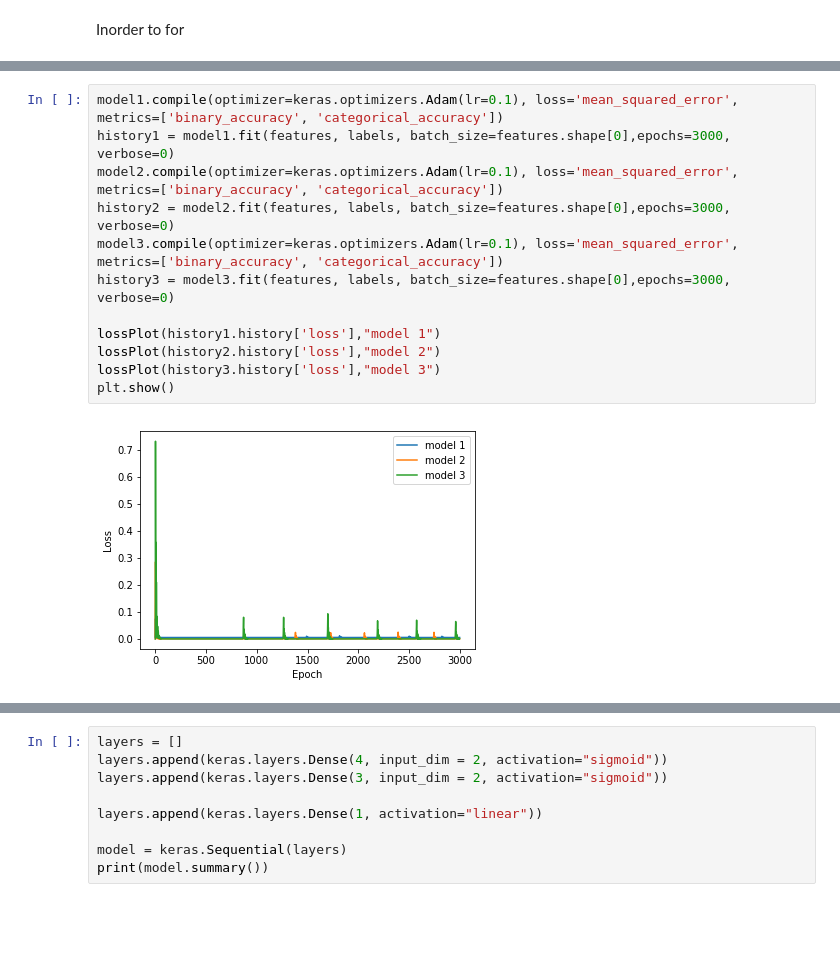
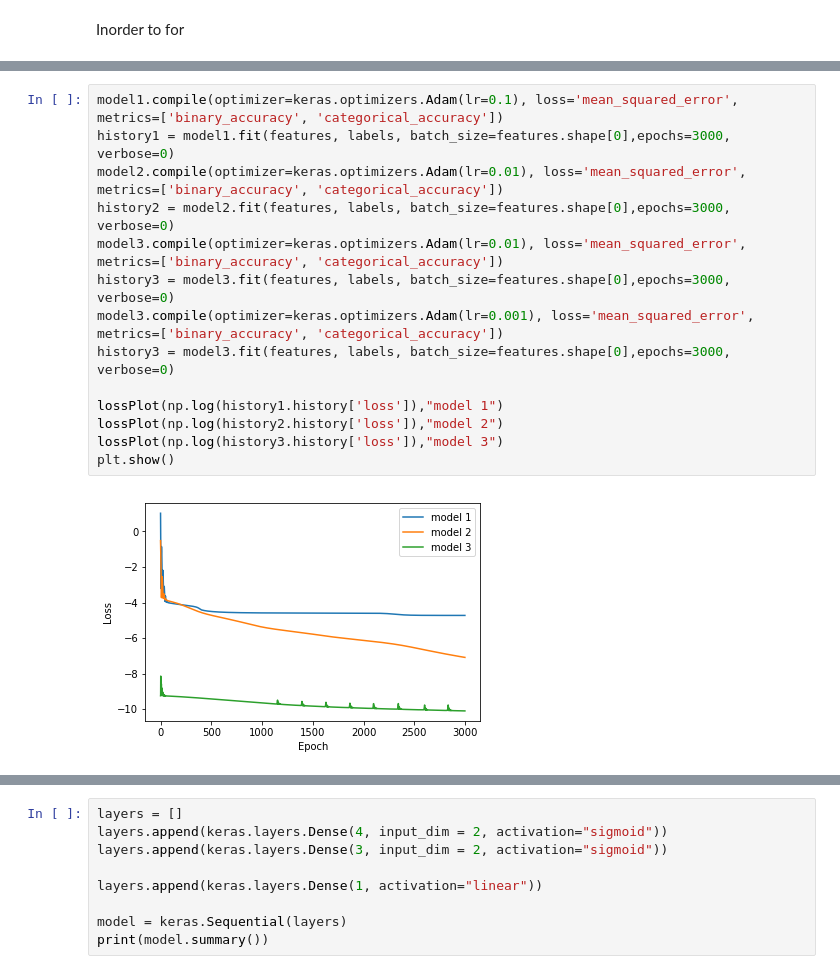
Before and after one commit to vais-ral/CCPi-ML, a Jupyter notebook: Jupyter_Notebooks/Keras_101_3_Layer_Number.ipynb, the cells around one changed output, grey strips where cells are left out. Drawn from its saved outputs; the diff is of its cells as text; blank space fills up the shorter version.

```diff
--- a/Jupyter_Notebooks/Keras_101_3_Layer_Number.ipynb
+++ b/Jupyter_Notebooks/Keras_101_3_Layer_Number.ipynb
@@ -158,14 +158,16 @@ None
 # %%
 model1.compile(optimizer=keras.optimizers.Adam(lr=0.1), loss='mean_squared_error', metrics=['binary_accuracy', 'categorical_accuracy'])
 history1 = model1.fit(features, labels, batch_size=features.shape[0],epochs=3000, verbose=0)
-model2.compile(optimizer=keras.optimizers.Adam(lr=0.1), loss='mean_squared_error', metrics=['binary_accuracy', 'categorical_accuracy'])
+model2.compile(optimizer=keras.optimizers.Adam(lr=0.01), loss='mean_squared_error', metrics=['binary_accuracy', 'categorical_accuracy'])
 history2 = model2.fit(features, labels, batch_size=features.shape[0],epochs=3000, verbose=0)
-model3.compile(optimizer=keras.optimizers.Adam(lr=0.1), loss='mean_squared_error', metrics=['binary_accuracy', 'categorical_accuracy'])
+model3.compile(optimizer=keras.optimizers.Adam(lr=0.01), loss='mean_squared_error', metrics=['binary_accuracy', 'categorical_accuracy'])
+history3 = model3.fit(features, labels, batch_size=features.shape[0],epochs=3000, verbose=0)
+model3.compile(optimizer=keras.optimizers.Adam(lr=0.001), loss='mean_squared_error', metrics=['binary_accuracy', 'categorical_accuracy'])
 history3 = model3.fit(features, labels, batch_size=features.shape[0],epochs=3000, verbose=0)
 
-lossPlot(history1.history['loss'],"model 1")
-lossPlot(history2.history['loss'],"model 2")
-lossPlot(history3.history['loss'],"model 3")
+lossPlot(np.log(history1.history['loss']),"model 1")
+lossPlot(np.log(history2.history['loss']),"model 2")
+lossPlot(np.log(history3.history['loss']),"model 3")
 plt.show()
 # %% [output]
-[figure, old version]
+[figure, new version]
```
Also changed, not shown: parts of 6 cells of this notebook, 38 other files.
